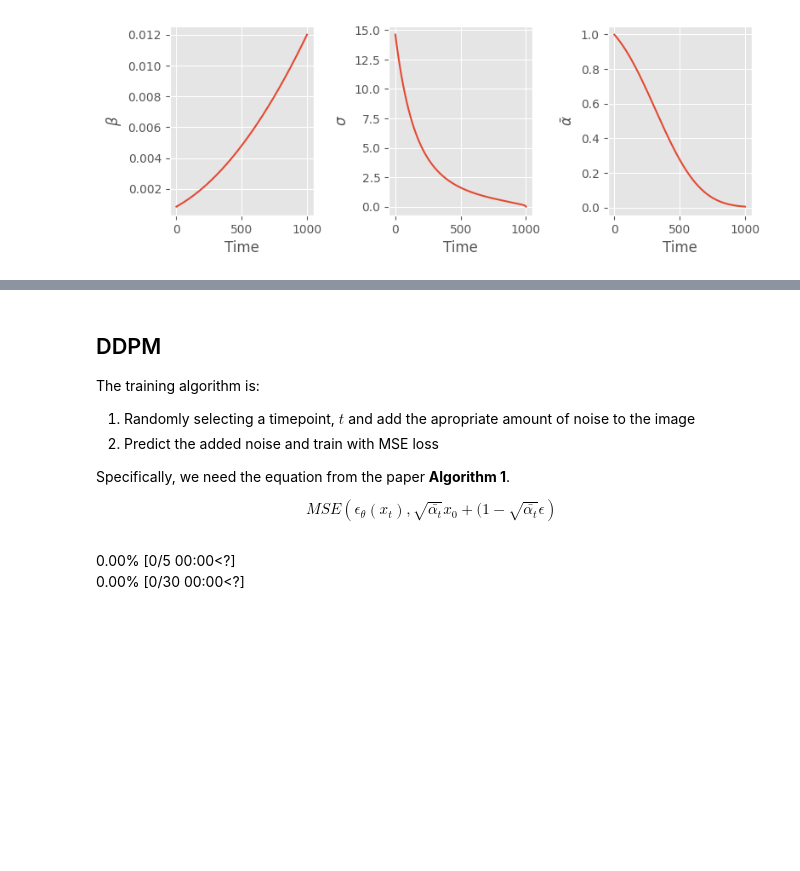
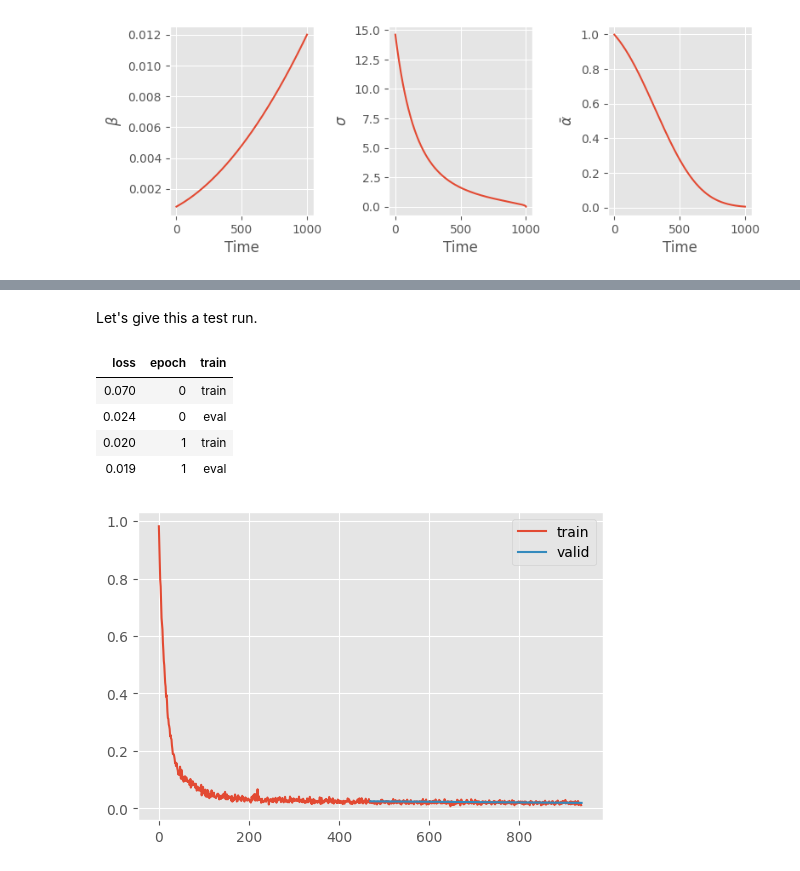
Before and after one commit to jeremyadamsfisher/SlowAI, a Jupyter notebook: nbs/13_ddpm.ipynb, the cells around one changed output, grey strips where cells are left out. Cells and saved outputs as stored; diff of their text form; code cells hidden in the pictures; blank space fills up the shorter version.

```diff
--- a/nbs/13_ddpm.ipynb
+++ b/nbs/13_ddpm.ipynb
@@ -104,0 +229,29 @@ Our model is a U-Net, with some modern tricks like attention.
+# %%
+@torch.no_grad()
+def sample(self, model, sz=(16, 1, 32, 32), device=def_device):
+    ᾱ, ɑ, σ = self.ᾱ.to(device), self.ɑ.to(device), self.σ.to(device)
+    x_t = torch.randn(sz, device=device)
+    bs, *_ = sz
+    preds = []
+    iter_ = list(reversed(range(1, self.n_steps)))
+    for t in tqdm(iter_, unit="time step"):
+        # Predict the noise for each example in the image
+        t_batch = torch.full((bs,), fill_value=t, device=device, dtype=torch.long)
+        noise_pred = model(x_t, t_batch).sample
+
+        # Predict the image without noise
+        x_0_pred = x_t - (1 - ɑ[t]) / torch.sqrt(1 - ᾱ[t]) * noise_pred
+
+        # Add noise to the predicted noiseless image such that it ulimately
+        # has slightly less noise than before
+        x_t_minus_1 = x_0_pred / ɑ[t].sqrt() + (σ[t] * torch.randn(sz, device=device))
+
+        # Repeat
+        x_t = x_t_minus_1
+
+    # At the last step, simply rescale and do not add noise
+    x_0 = x_0_pred / ɑ[0].sqrt()
+    return x_0
+
+
+DDPM.sample = sample
@@ -135,16 +284,3 @@ DownBlock2D(
     )
   )
 )
-# %% [markdown]
-## DDPM
-
-The training algorithm is:
-
-1. Randomly selecting a timepoint, $t$ and add the apropriate amount of noise to the image
-2. Predict the added noise and train with MSE loss
-
-Specifically, we need the equation from the paper **Algorithm 1**.
-
-$$
-MSE \left( \epsilon_\theta(x_t), \sqrt{\bar{\alpha_t}} x_0 + (1-\sqrt{\bar{\alpha_t}} \epsilon \right)
-$$
@@ -184 +287,3 @@ class TrainDDPM(TrainCB, order=after(DeviceCB)):
+# %% [markdown]
+Let's give this a test run.
 # %%
@@ -202,5 +319,22 @@ def train(model, lr=4e-3, n_epochs=5):
+# %%
+def fashion_unet():
+    return UNet2DModel(
+        sample_size=(32, 32),
+        in_channels=1,
+        out_channels=1,
+        block_out_channels=(16, 32, 64, 128),
+        # Group norm splits channels into groups, such that the number of
+        # convolutional channels should be divisable by `norm_num_groups`
+        norm_num_groups=8,
+    )
 # %%
-train(get_unet())
+%%time
+unet = fashion_unet()
+ddpm = train(unet)
 # %% [output]
-0.00% [0/5 00:00<?]
-0.00% [0/30 00:00<?]
+| loss | epoch | train |
+| 0.070 | 0 | train |
+| 0.024 | 0 | eval |
+| 0.020 | 1 | train |
+| 0.019 | 1 | eval |
+[figure, added]
```
Also changed, not shown: parts of 35 cells of this notebook, 11 other files.
